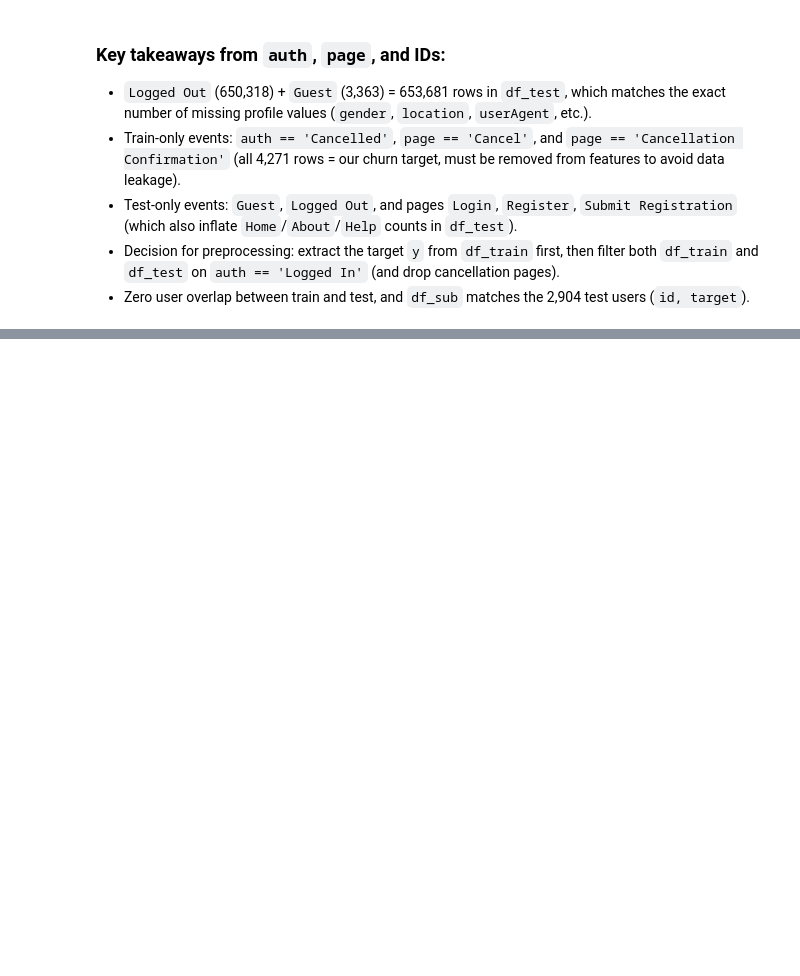
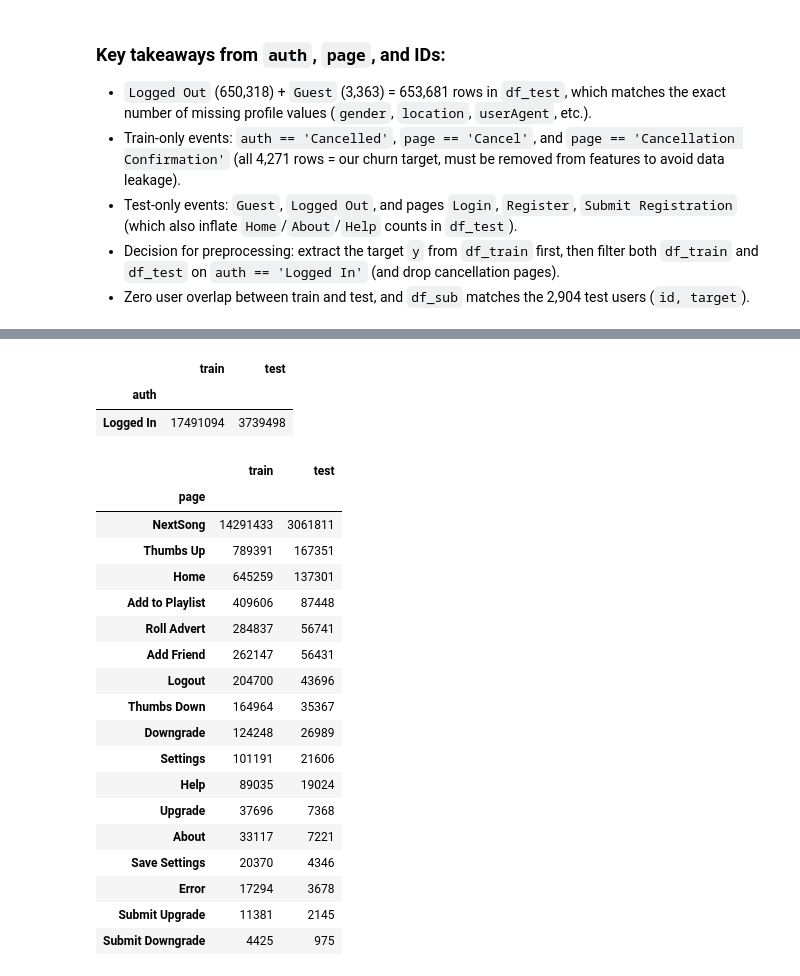
Before and after one commit to victorpiana/Churn_Prediction, a Jupyter notebook: notebooks/01_eda.ipynb, the cells around one changed output, grey strips where cells are left out. Cells and saved outputs as stored; diff of their text form; code cells hidden in the pictures; blank space fills up the shorter version.

```diff
--- a/notebooks/01_eda.ipynb
+++ b/notebooks/01_eda.ipynb
@@ -154,0 +176,4 @@ Shape df_sub : (2904, 2)
+# %%
+df_train_clean = df_train[
+    (df_train['auth']=='Logged In') & (~df_train['page'].isin(['Cancellation Confirmation', 'Cancel']))
+    ]
@@ -154,0 +182,33 @@ Shape df_sub : (2904, 2)
+# %%
+display(pd.DataFrame({
+    'train': df_train_clean['auth'].value_counts(),
+    'test': df_test_clean['auth'].value_counts()
+}).fillna(0).astype(int))
+
+display(pd.DataFrame({
+    'train': df_train_clean['page'].value_counts(),
+    'test': df_test_clean['page'].value_counts()
+}).fillna(0).astype(int))
+# %% [output]
+|  | train | test |
+| auth |  |  |
+| Logged In | 17491094 | 3739498 |
+|  | train | test |
+| page |  |  |
+| NextSong | 14291433 | 3061811 |
+| Thumbs Up | 789391 | 167351 |
+| Home | 645259 | 137301 |
+| Add to Playlist | 409606 | 87448 |
+| Roll Advert | 284837 | 56741 |
+| Add Friend | 262147 | 56431 |
+| Logout | 204700 | 43696 |
+| Thumbs Down | 164964 | 35367 |
+| Downgrade | 124248 | 26989 |
+| Settings | 101191 | 21606 |
+| Help | 89035 | 19024 |
+| Upgrade | 37696 | 7368 |
+| About | 33117 | 7221 |
+| Save Settings | 20370 | 4346 |
+| Error | 17294 | 3678 |
+| Submit Upgrade | 11381 | 2145 |
+| Submit Downgrade | 4425 | 975 |
```
Also changed, not shown: parts of 12 cells of this notebook, 1 other file.
